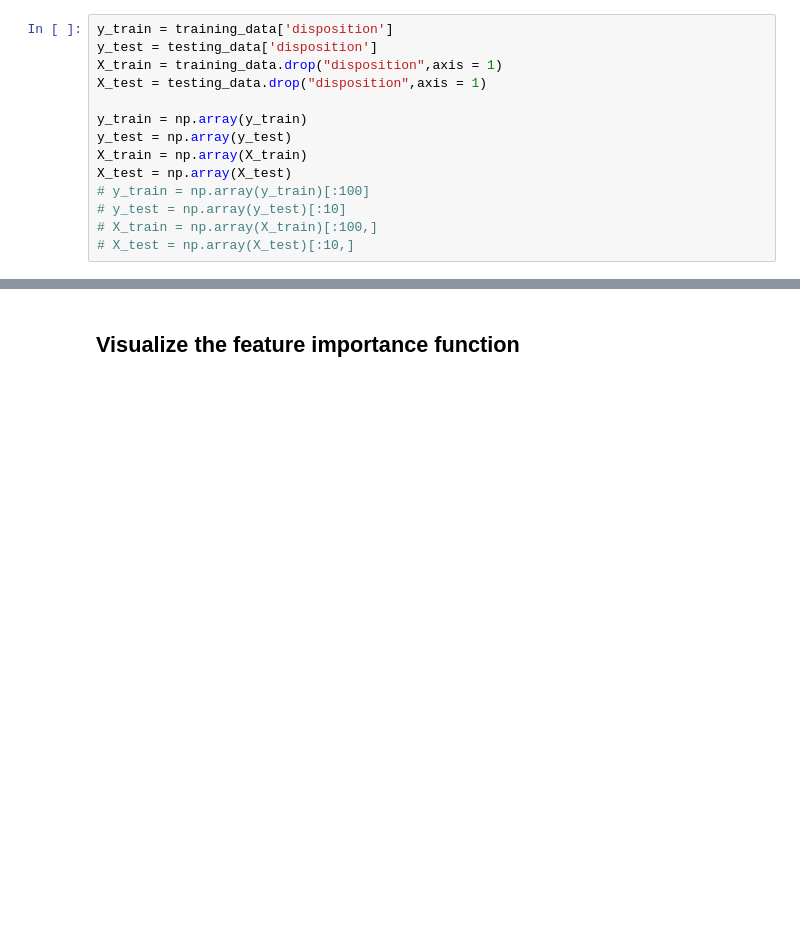
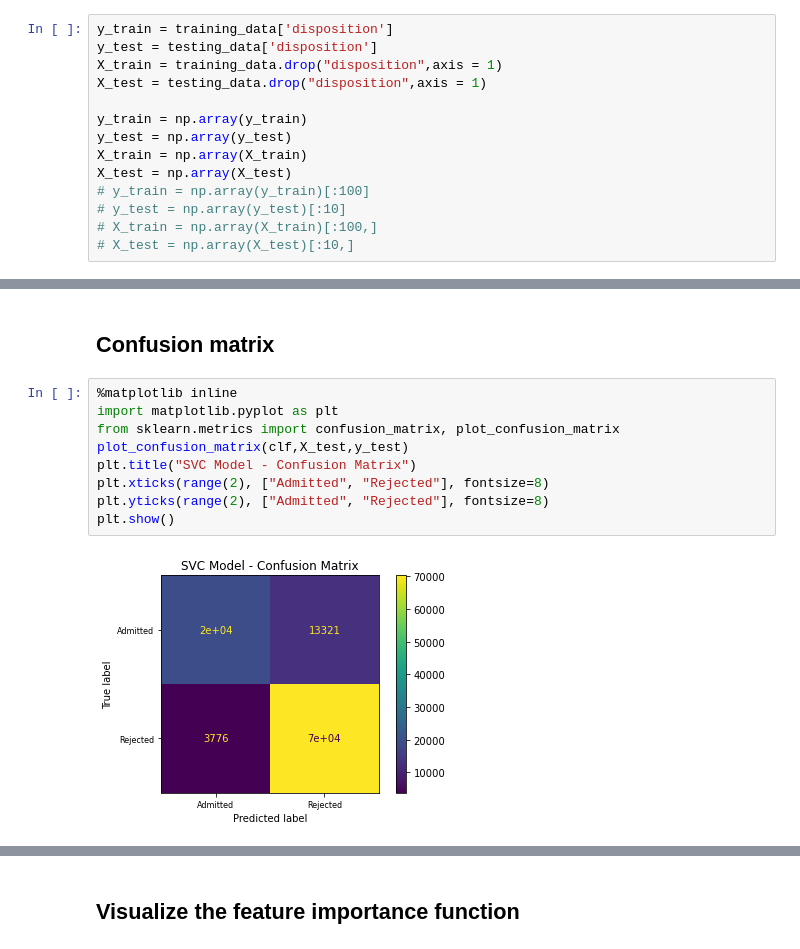
Before and after one commit to yuxuanwu17/02718-Emergency-department-ED-ML-Prediction, a Jupyter notebook: preprocessing/data_preprocessing.ipynb, the cells around one changed output, grey strips where cells are left out. Cells and saved outputs as stored; diff of their text form; blank space fills up the shorter version.

```diff
--- a/preprocessing/data_preprocessing.ipynb
+++ b/preprocessing/data_preprocessing.ipynb
@@ -117,0 +152,13 @@ Please also refer to the documentation for alternative solver options:
+# %% [markdown]
+## Confusion matrix
+# %%
+%matplotlib inline
+import matplotlib.pyplot as plt
+from sklearn.metrics import confusion_matrix, plot_confusion_matrix
+plot_confusion_matrix(clf,X_test,y_test)
+plt.title("SVC Model - Confusion Matrix")
+plt.xticks(range(2), ["Admitted", "Rejected"], fontsize=8)
+plt.yticks(range(2), ["Admitted", "Rejected"], fontsize=8)
+plt.show()
+# %% [output]
+[figure, added]
```
Also changed, not shown: parts of 17 cells of this notebook.
